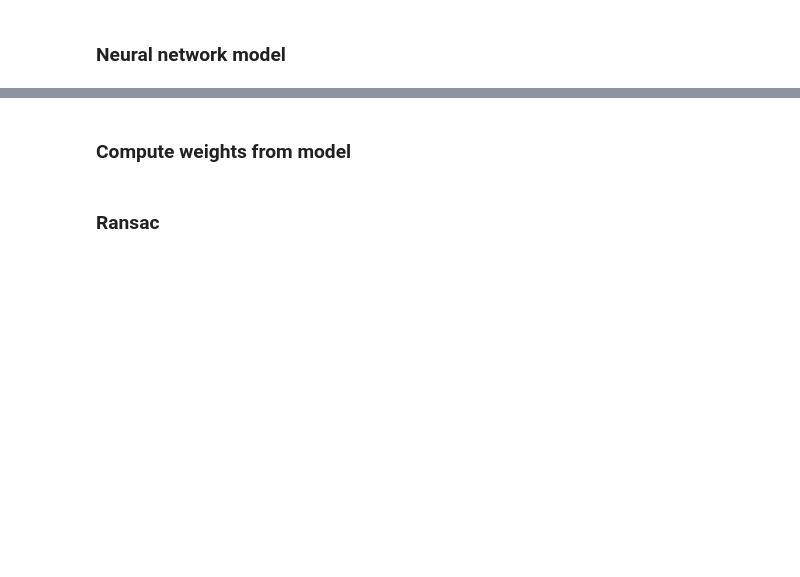
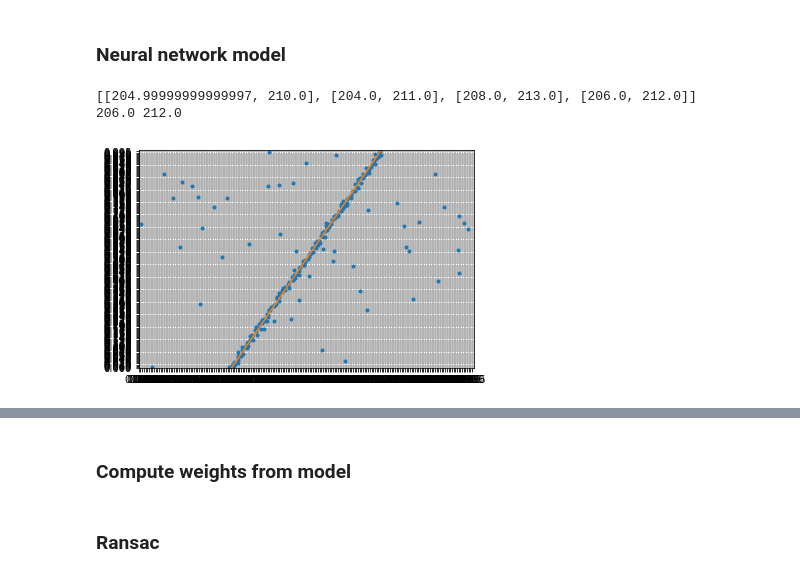
Before and after one commit to BereniceCourant/ImprRansac, a Jupyter notebook: Ransac+-Copy1.ipynb, the cells around one changed output, grey strips where cells are left out. Saved outputs shown, nothing was run; the diff lists cells and outputs as text; code cells hidden in the pictures; blank space fills up the shorter version.

Commit message:
change nn for radius instead of knn

```diff
--- a/Ransac+-Copy1.ipynb
+++ b/Ransac+-Copy1.ipynb
@@ -412,7 +438,7 @@ def nearest_neighbors(data, i, k):
                 reorder(L, M)
     return L
 
-def get_neihborhood_patch(data, k, image, size, scale=(1, 1)):
+def get_neighborhood_patch(data, k, image, size, scale=(1, 1)):
     scale_x, scale_y = scale
     size_x, size_y = size
     n = len(data[0])
@@ -448,25 +474,41 @@ def get_neihborhood_patch(data, k, image, size, scale=(1, 1)):
 
     return L
 
+def get_neighbors_radius(data, k, image, radius):
+    radius_x, radius_y = radius
+    n = len(data[0])
+    L = []
+    (x, y) = (data[0][k]*image[0], data[1][k]*image[1])
+    for i in range(n):
+        (xb, yb) = data[0][i]*image[0], data[1][i]*image[1]
+        if (abs(xb-x) < radius_x and abs(yb-y) < radius_y):
+            L.append([xb, yb])
+    return L
+
 line = generate_line(image_size)
 data = generate_data(line, image_size, sigma_noise, 200, 50)
 # %%
 fig, ax = plt.subplots()
 ax.set_xlim(0, 1)
 ax.set_ylim(0, 1)
 ax.xaxis.set_ticks(np.arange(0, 1, (2./image_size[0])))
 ax.yaxis.set_ticks(np.arange(0, 1, (2./image_size[1])))
 plot_data(data, ax)
 plot_line(line, image_size, ax)
 k = np.random.randint(len(data[0]))
-L = get_neihborhood_patch(data, k, image_size, (2, 2), scale=(2, 2))
+#L = get_neighborhood_patch(data, k, image_size, (2, 2), scale=(2, 2))
+L = get_neighbors_radius(data, k, image_size, (5, 5))
 print(L)
 circle_1 = plt.Circle((data[0][k], data[1][k]), 2./image_size[0], color='r')
-print(data[0][k], data[1][k])
+print(data[0][k]*image_size[0], data[1][k]*image_size[1])
 ax.add_artist(circle_1)
 plt.grid()
 fig.show()
 #plt.savefig('test.png')
+# %% [output]
+[[204.99999999999997, 210.0], [204.0, 211.0], [208.0, 213.0], [206.0, 212.0]]
+206.0 212.0
+[figure, added]
 # %%
 def center_points(points, p):
     (x, y) = p
```
Also changed, not shown: parts of 14 cells of this notebook.
